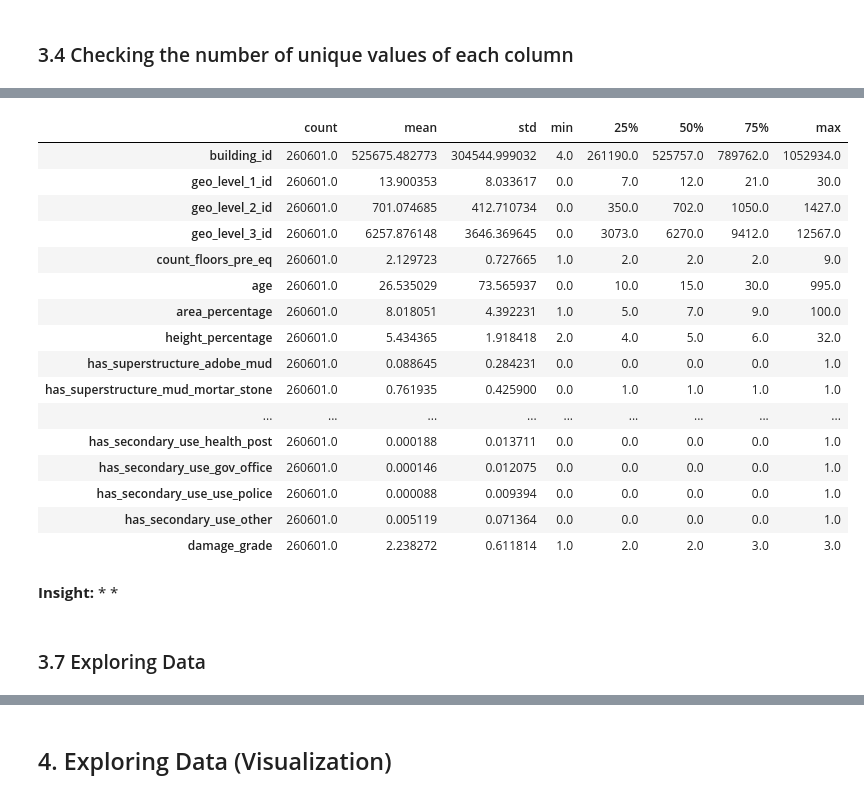
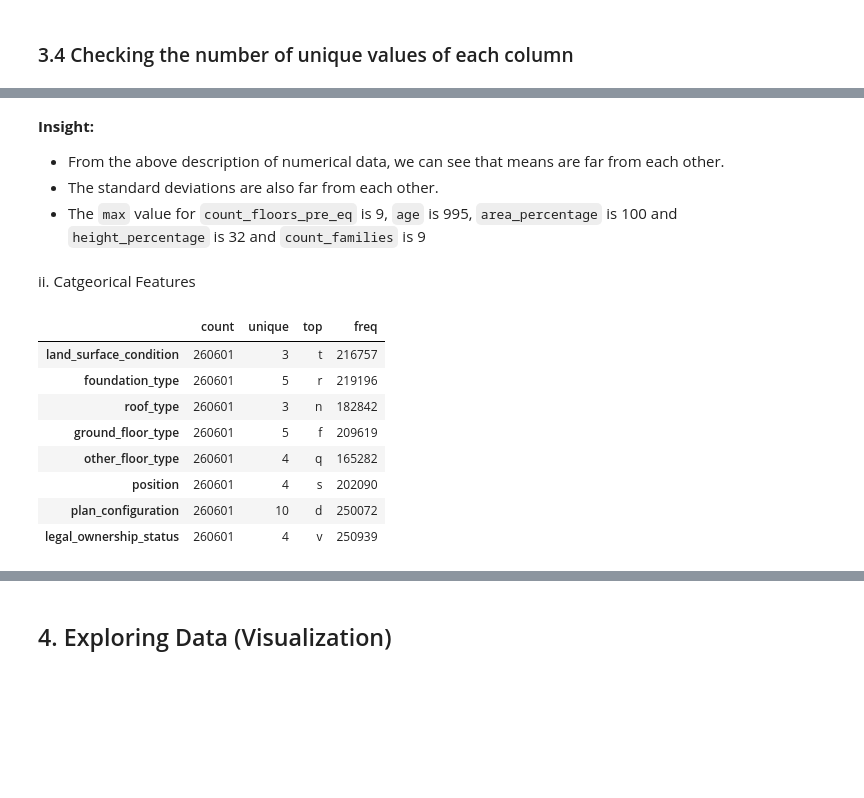
Before and after one commit to Bhandari008/house_damage_prediction, a Jupyter notebook: notebook/EDA.ipynb, the cells around one changed output, grey strips where cells are left out. Drawn from its saved outputs; the diff is of its cells as text; code cells hidden in the pictures; blank space fills up the shorter version.

```diff
--- a/notebook/EDA.ipynb
+++ b/notebook/EDA.ipynb
@@ -16,6 +24,9 @@ import numpy as np
 import seaborn as sns
 import matplotlib.pyplot as plt
 %matplotlib inline
+pd.set_option("display.max_columns",None)
+pd.set_option("display.max_rows",None)
+sns.set_style('darkgrid')
 import warnings
 warnings.filterwarnings('ignore')
 # %% [markdown]
@@ -135,3 +182,5 @@ memory usage: 81.5+ MB
+# %%
+df = df.drop(columns='building_id')
 # %%
 df.nunique()
 # %% [output]
@@ -157,26 +240,19 @@ dtype: int64
+# %% [markdown]
+**Insight:**
+* From the above description of numerical data, we can see that means are far from each other.
+* The standard deviations are also far from each other.
+* The `max` value for `count_floors_pre_eq` is 9, `age` is 995, `area_percentage` is 100 and `height_percentage` is 32 and `count_families` is 9
+# %% [markdown]
+ii. Catgeorical Features
 # %%
-df.describe().T
+df.describe(include="object").T
 # %% [output]
-|  | count | mean | std | min | 25% | 50% | 75% | max |
-| building_id | 260601.0 | 525675.482773 | 304544.999032 | 4.0 | 261190.0 | 525757.0 | 789762.0 | 1052934.0 |
-| geo_level_1_id | 260601.0 | 13.900353 | 8.033617 | 0.0 | 7.0 | 12.0 | 21.0 | 30.0 |
-| geo_level_2_id | 260601.0 | 701.074685 | 412.710734 | 0.0 | 350.0 | 702.0 | 1050.0 | 1427.0 |
-| geo_level_3_id | 260601.0 | 6257.876148 | 3646.369645 | 0.0 | 3073.0 | 6270.0 | 9412.0 | 12567.0 |
-| count_floors_pre_eq | 260601.0 | 2.129723 | 0.727665 | 1.0 | 2.0 | 2.0 | 2.0 | 9.0 |
-| age | 260601.0 | 26.535029 | 73.565937 | 0.0 | 10.0 | 15.0 | 30.0 | 995.0 |
-| area_percentage | 260601.0 | 8.018051 | 4.392231 | 1.0 | 5.0 | 7.0 | 9.0 | 100.0 |
-| height_percentage | 260601.0 | 5.434365 | 1.918418 | 2.0 | 4.0 | 5.0 | 6.0 | 32.0 |
-| has_superstructure_adobe_mud | 260601.0 | 0.088645 | 0.284231 | 0.0 | 0.0 | 0.0 | 0.0 | 1.0 |
-| has_superstructure_mud_mortar_stone | 260601.0 | 0.761935 | 0.425900 | 0.0 | 1.0 | 1.0 | 1.0 | 1.0 |
-| ... | ... | ... | ... | ... | ... | ... | ... | ... |
-| has_secondary_use_health_post | 260601.0 | 0.000188 | 0.013711 | 0.0 | 0.0 | 0.0 | 0.0 | 1.0 |
-| has_secondary_use_gov_office | 260601.0 | 0.000146 | 0.012075 | 0.0 | 0.0 | 0.0 | 0.0 | 1.0 |
-| has_secondary_use_use_police | 260601.0 | 0.000088 | 0.009394 | 0.0 | 0.0 | 0.0 | 0.0 | 1.0 |
-| has_secondary_use_other | 260601.0 | 0.005119 | 0.071364 | 0.0 | 0.0 | 0.0 | 0.0 | 1.0 |
-| damage_grade | 260601.0 | 2.238272 | 0.611814 | 1.0 | 2.0 | 2.0 | 3.0 | 3.0 |
+|  | count | unique | top | freq |
+| land_surface_condition | 260601 | 3 | t | 216757 |
+| foundation_type | 260601 | 5 | r | 219196 |
+| roof_type | 260601 | 3 | n | 182842 |
+| ground_floor_type | 260601 | 5 | f | 209619 |
+| other_floor_type | 260601 | 4 | q | 165282 |
+| position | 260601 | 4 | s | 202090 |
+| plan_configuration | 260601 | 10 | d | 250072 |
+| legal_ownership_status | 260601 | 4 | v | 250939 |
-# %% [markdown]
-**Insight:**
-*
-*
-# %% [markdown]
-### 3.7 Exploring Data
```
Also changed, not shown: parts of 31 cells of this notebook, 2 other files.
